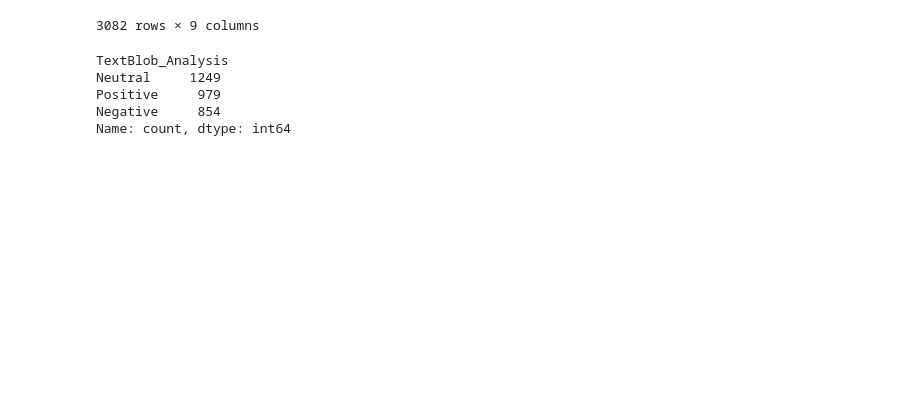
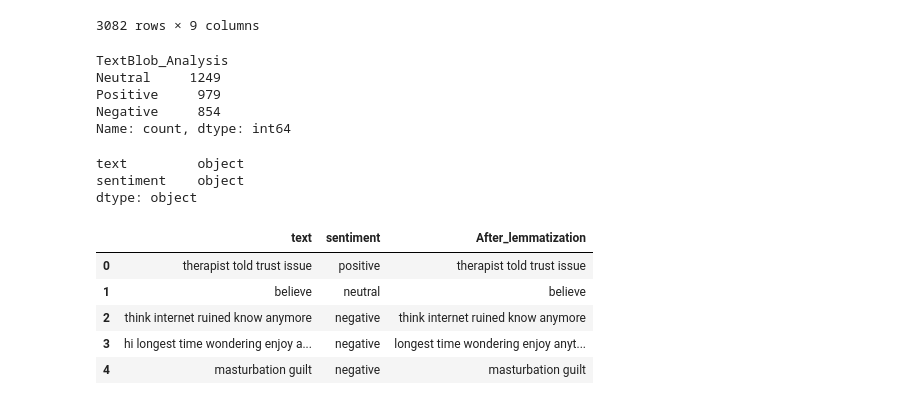
Before and after one commit to WillisYangg/FYP_Sentic_API, a Jupyter notebook: Labelled_Data/lexicon_compare.ipynb, the cells around one changed output. Drawn from its saved outputs; the diff is of its cells as text; code cells hidden in the pictures; blank space fills up the shorter version.

```diff
--- a/Labelled_Data/lexicon_compare.ipynb
+++ b/Labelled_Data/lexicon_compare.ipynb
@@ -262,3 +262,13 @@ Neutral     1249
 Positive     979
 Negative     854
 Name: count, dtype: int64
+# %%
+reddit_df = pd.read_csv('../Reddit Data/final_dataset_2024-03-23.csv', index_col=0)
+reddit_df = reddit_df.rename(columns={'preprocessed-text-removal': 'text'})
+reddit_df['text'] = reddit_df['text'].astype('str')
+
+reddit_df.dtypes
+# %% [output]
+text         object
+sentiment    object
+dtype: object
@@ -264,0 +338,22 @@ Name: count, dtype: int64
+# %%
+preprocess_Reviews_data(reddit_df,'text')
+rem_stopwords_tokenize(reddit_df,'text')
+make_sentences(reddit_df,'text')
+
+#Edits After Lemmatization
+final_Edit = reddit_df['text'].copy()
+reddit_df["After_lemmatization"] = final_Edit
+
+# Using the Lemmatization function to lemmatize the hotel data
+Lemmatization(reddit_df,'After_lemmatization')
+# Converting all the texts back to sentences
+make_sentences(reddit_df,'After_lemmatization')
+
+reddit_df.head()
+# %% [output]
+|  | text | sentiment | After_lemmatization |
+| 0 | therapist told trust issue | positive | therapist told trust issue |
+| 1 | believe | neutral | believe |
+| 2 | think internet ruined know anymore | negative | think internet ruined know anymore |
+| 3 | hi longest time wondering enjoy a... | negative | longest time wondering enjoy anyt... |
+| 4 | masturbation guilt | negative | masturbation guilt |
```
Also changed, not shown: parts of 18 cells of this notebook, 2 other files.
